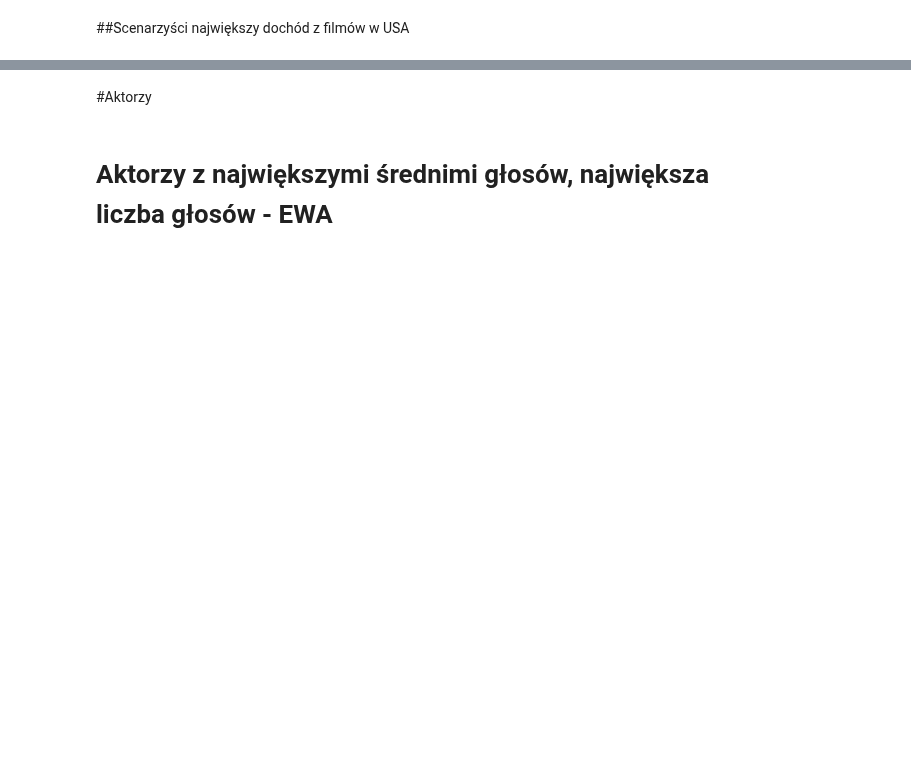
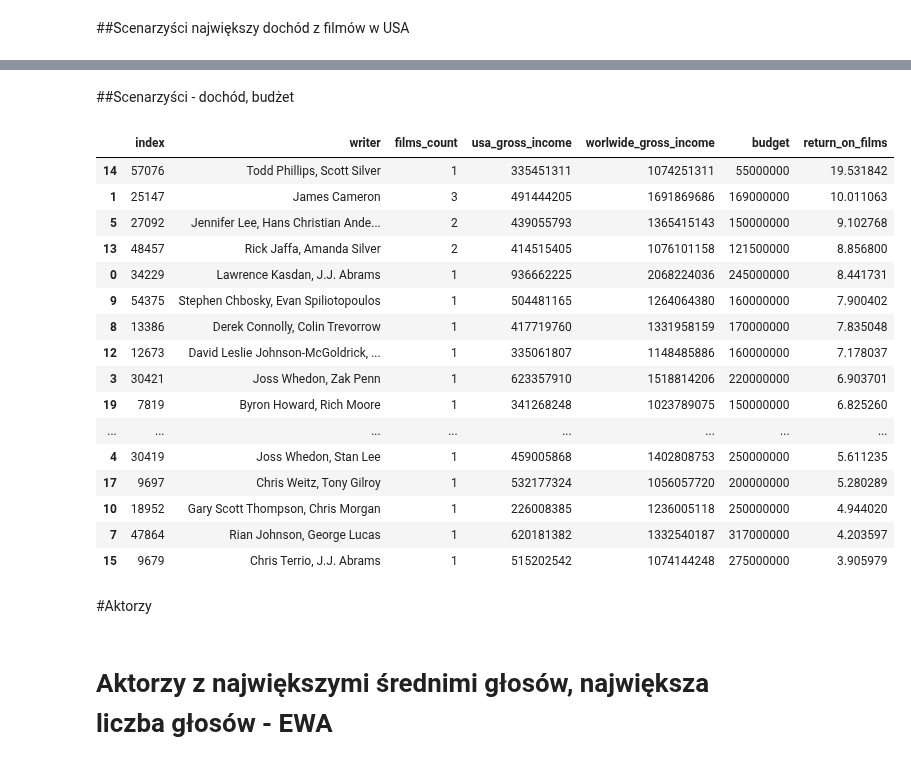
Before and after one commit to KatBotkowska/CodersCrew, a Jupyter notebook: Netflix_data.ipynb, the cells around one changed output, grey strips where cells are left out. Drawn from its saved outputs; the diff is of its cells as text; code cells hidden in the pictures; blank space fills up the shorter version.

Commit message:
writer -income, budget

```diff
--- a/Netflix_data.ipynb
+++ b/Netflix_data.ipynb
@@ -888,3 +983,33 @@ imdb_movies_USD.groupby('writer').agg({'imdb_title_id':'count','usa_gross_income
+# %% [markdown]
+##Scenarzyści - dochód, budżet
+# %%
+#Scenarzyści z największym dochodem ŚREDNIM !! w dolarach plus budżet
+#PROBLEM - BIERZE POD UWAGĘ TYLKO AMERYKAŃSKICH SCENARZYSTÓW - BUDŻET W DOLARACH?
+imdb_movies_all_USD = imdb_movies[imdb_movies.currency_for_usaincome.eq('$') & imdb_movies.currency_for_wwincome.eq('$') & imdb_movies.currency_for_budget.eq('$')]
+df = imdb_movies_all_USD.groupby('writer').agg({'imdb_title_id':'count','usa_gross_income':'mean', 'worlwide_gross_income':'mean', 'budget':'mean'}).reset_index().rename(columns={'imdb_title_id':'films_count'}).sort_values(by='worlwide_gross_income', ascending=False).head(20)
+df['budget']=df['budget'].astype(int)
+df['worlwide_gross_income'] = df['worlwide_gross_income'].astype(int)
+df['usa_gross_income'] = df['usa_gross_income'].astype(int)
+df['return_on_films']=df['worlwide_gross_income']/df['budget']
+df.reset_index().sort_values(by='return_on_films', ascending=False).head(20)
+# %% [output]
+|  | index | writer | films_count | usa_gross_income | worlwide_gross_income | budget | return_on_films |
+| 14 | 57076 | Todd Phillips, Scott Silver | 1 | 335451311 | 1074251311 | 55000000 | 19.531842 |
+| 1 | 25147 | James Cameron | 3 | 491444205 | 1691869686 | 169000000 | 10.011063 |
+| 5 | 27092 | Jennifer Lee, Hans Christian Ande... | 2 | 439055793 | 1365415143 | 150000000 | 9.102768 |
+| 13 | 48457 | Rick Jaffa, Amanda Silver | 2 | 414515405 | 1076101158 | 121500000 | 8.856800 |
+| 0 | 34229 | Lawrence Kasdan, J.J. Abrams | 1 | 936662225 | 2068224036 | 245000000 | 8.441731 |
+| 9 | 54375 | Stephen Chbosky, Evan Spiliotopoulos | 1 | 504481165 | 1264064380 | 160000000 | 7.900402 |
+| 8 | 13386 | Derek Connolly, Colin Trevorrow | 1 | 417719760 | 1331958159 | 170000000 | 7.835048 |
+| 12 | 12673 | David Leslie Johnson-McGoldrick, ... | 1 | 335061807 | 1148485886 | 160000000 | 7.178037 |
+| 3 | 30421 | Joss Whedon, Zak Penn | 1 | 623357910 | 1518814206 | 220000000 | 6.903701 |
+| 19 | 7819 | Byron Howard, Rich Moore | 1 | 341268248 | 1023789075 | 150000000 | 6.825260 |
+| ... | ... | ... | ... | ... | ... | ... | ... |
+| 4 | 30419 | Joss Whedon, Stan Lee | 1 | 459005868 | 1402808753 | 250000000 | 5.611235 |
+| 17 | 9697 | Chris Weitz, Tony Gilroy | 1 | 532177324 | 1056057720 | 200000000 | 5.280289 |
+| 10 | 18952 | Gary Scott Thompson, Chris Morgan | 1 | 226008385 | 1236005118 | 250000000 | 4.944020 |
+| 7 | 47864 | Rian Johnson, George Lucas | 1 | 620181382 | 1332540187 | 317000000 | 4.203597 |
+| 15 | 9679 | Chris Terrio, J.J. Abrams | 1 | 515202542 | 1074144248 | 275000000 | 3.905979 |
 # %% [markdown]
 #Aktorzy
 # %%
```
Also changed, not shown: parts of 10 cells of this notebook.
